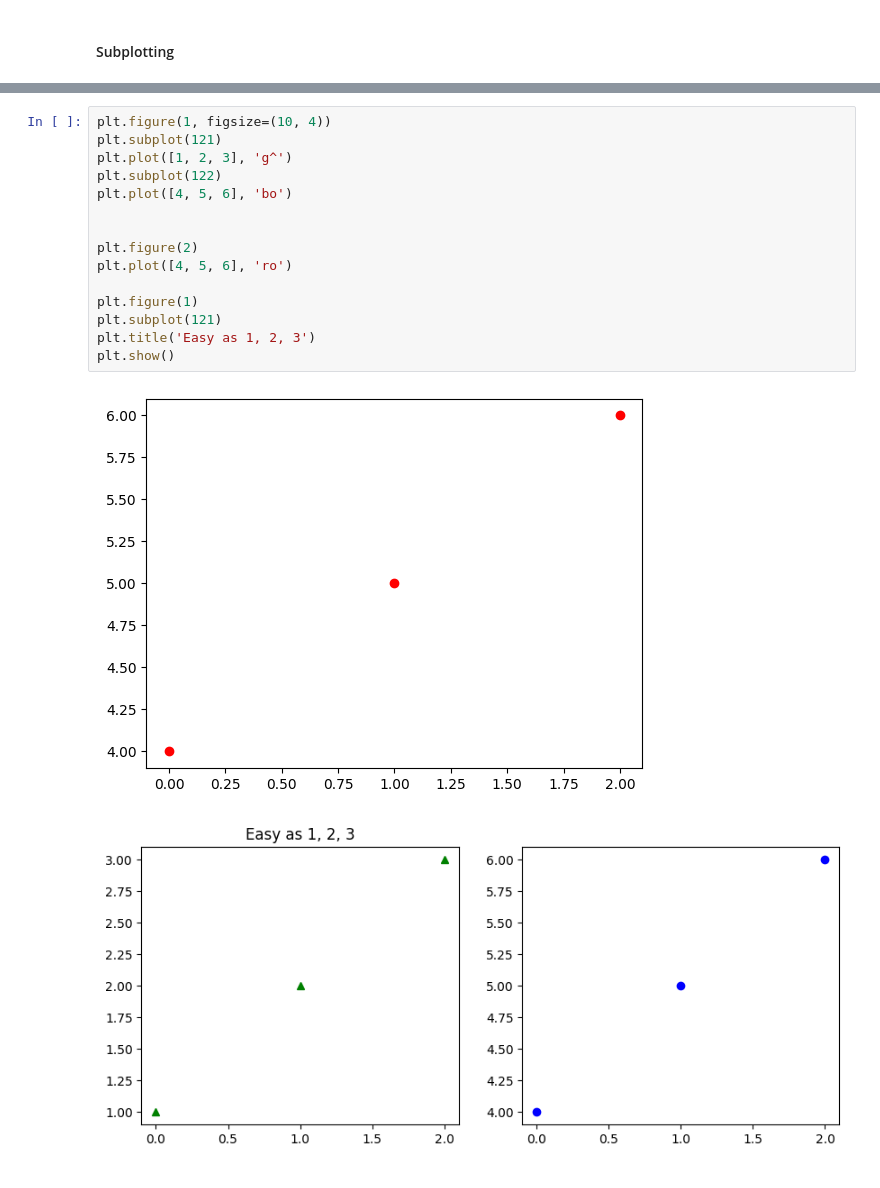
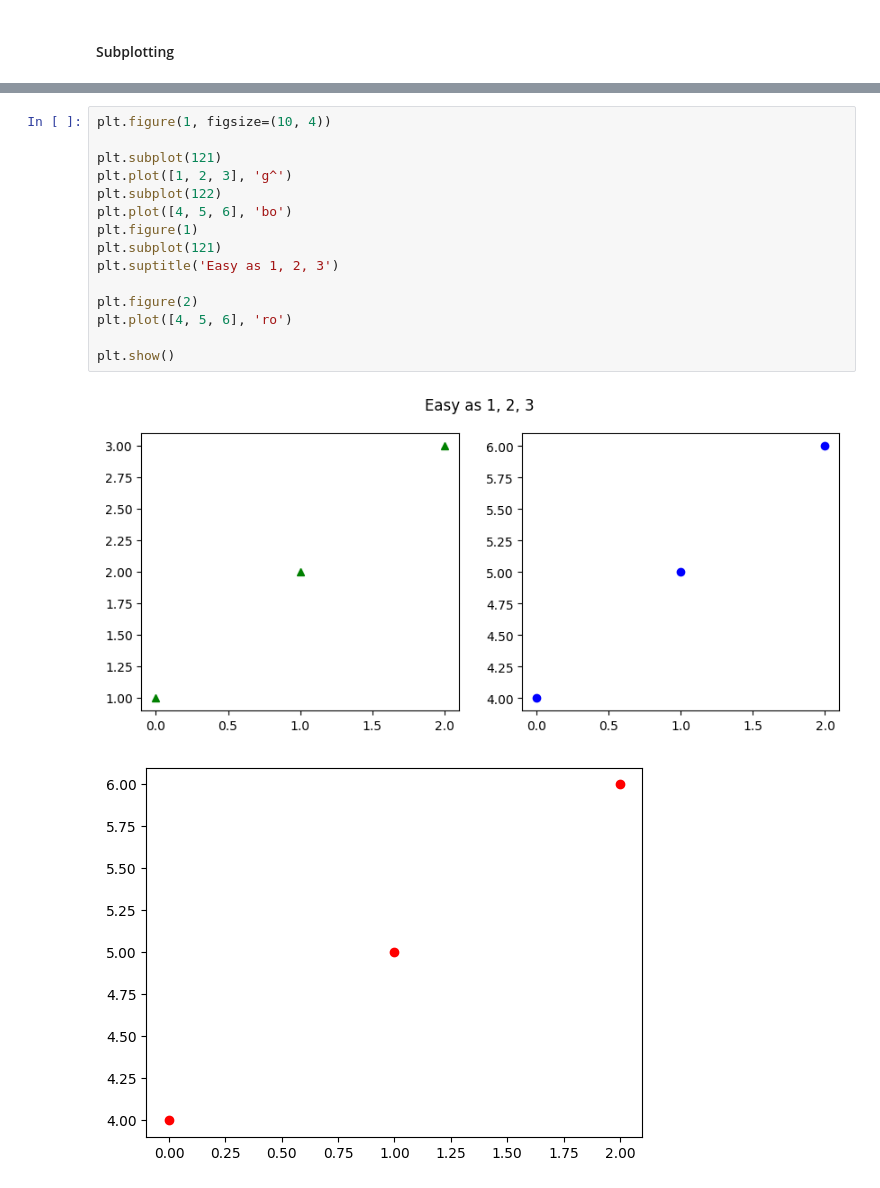
Before and after one commit to RajKKapadia/YouTube-Matplotlib, a Jupyter notebook: introduction.ipynb, the cells around one changed output, grey strips where cells are left out. Drawn from its saved outputs; the diff is of its cells as text.

```diff
--- a/introduction.ipynb
+++ b/introduction.ipynb
@@ -105,22 +151,22 @@ plt.show()
 [figure]
 # %%
 plt.figure(1, figsize=(10, 4))
+
 plt.subplot(121)
 plt.plot([1, 2, 3], 'g^')
 plt.subplot(122)
 plt.plot([4, 5, 6], 'bo')
-
+plt.figure(1)
+plt.subplot(121)
+plt.suptitle('Easy as 1, 2, 3')
 
 plt.figure(2)
 plt.plot([4, 5, 6], 'ro')
 
-plt.figure(1)
-plt.subplot(121)
-plt.title('Easy as 1, 2, 3')
 plt.show()
 # %% [output]
-[figure, old version]
+[figure, new version]
-[figure, old version]
+[figure, new version]
 # %%
 mu, sigma = 100, 15
 x = mu + sigma * np.random.randn(10000)
```
Also changed, not shown: parts of 15 cells of this notebook, 2 other files.
